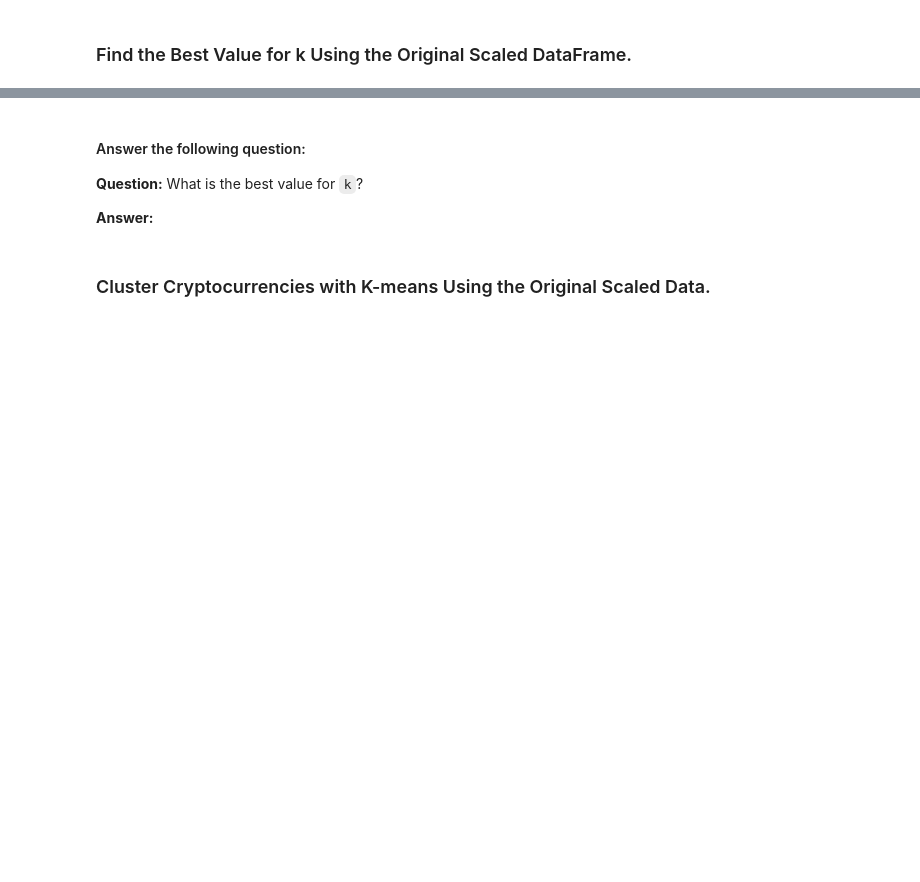
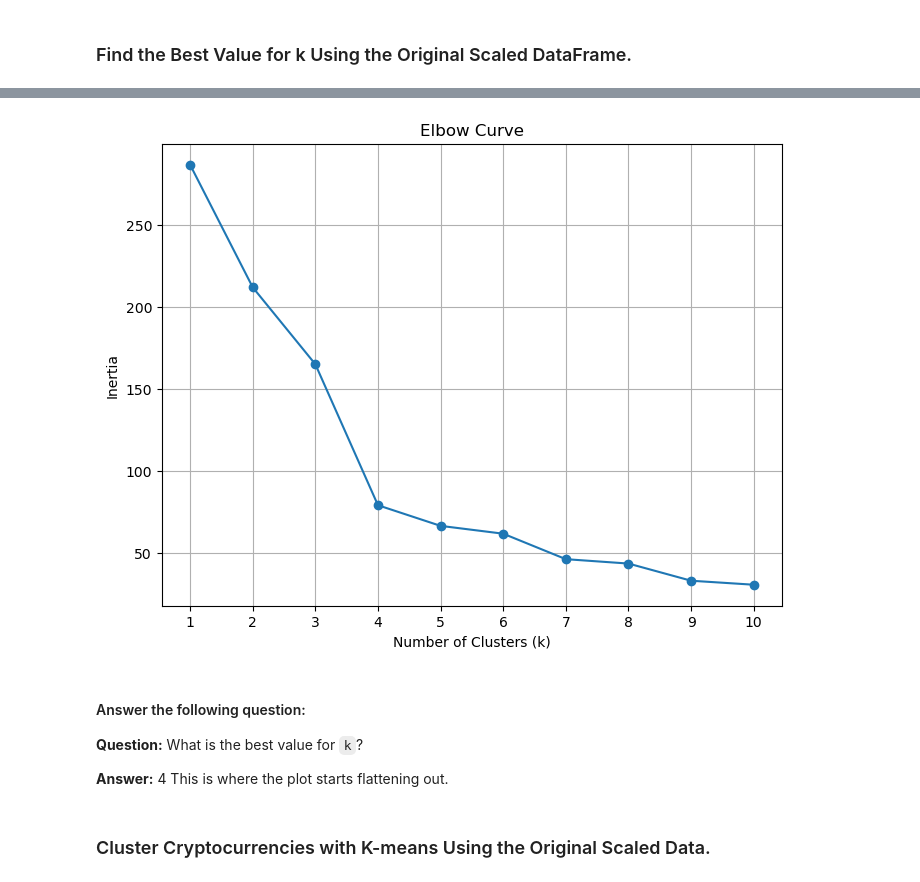
Before and after one commit to Kidalv85/CryptoClustering, a Jupyter notebook: Crypto_Clustering.ipynb, the cells around one changed output, grey strips where cells are left out. Cells and saved outputs as stored; diff of their text form; code cells hidden in the pictures; blank space fills up the shorter version.

Commit message:
show first plot

```diff
--- a/Crypto_Clustering.ipynb
+++ b/Crypto_Clustering.ipynb
@@ -106,11 +110,21 @@ market_data_scaled_df.head()
 # %%
 # Plot a line chart with all the inertia values computed with
 # the different values of k to visually identify the optimal value for k.
+plt.figure(figsize=(8, 6))
+plt.plot(elbow_df['k'], elbow_df['inertia'], marker='o', linestyle='-')
+plt.title('Elbow Curve')
+plt.xlabel('Number of Clusters (k)')
+plt.ylabel('Inertia')
+plt.xticks(k_values)
+plt.grid(True)
+plt.show()
+# %% [output]
+[figure, added]
 # %% [markdown]
 #### Answer the following question:
 **Question:** What is the best value for `k`?
 
-**Answer:**
+**Answer:** 4 This is where the plot starts flattening out.
 # %% [markdown]
 ### Cluster Cryptocurrencies with K-means Using the Original Scaled Data.
 # %%
```
Also changed, not shown: parts of 3 cells of this notebook.
